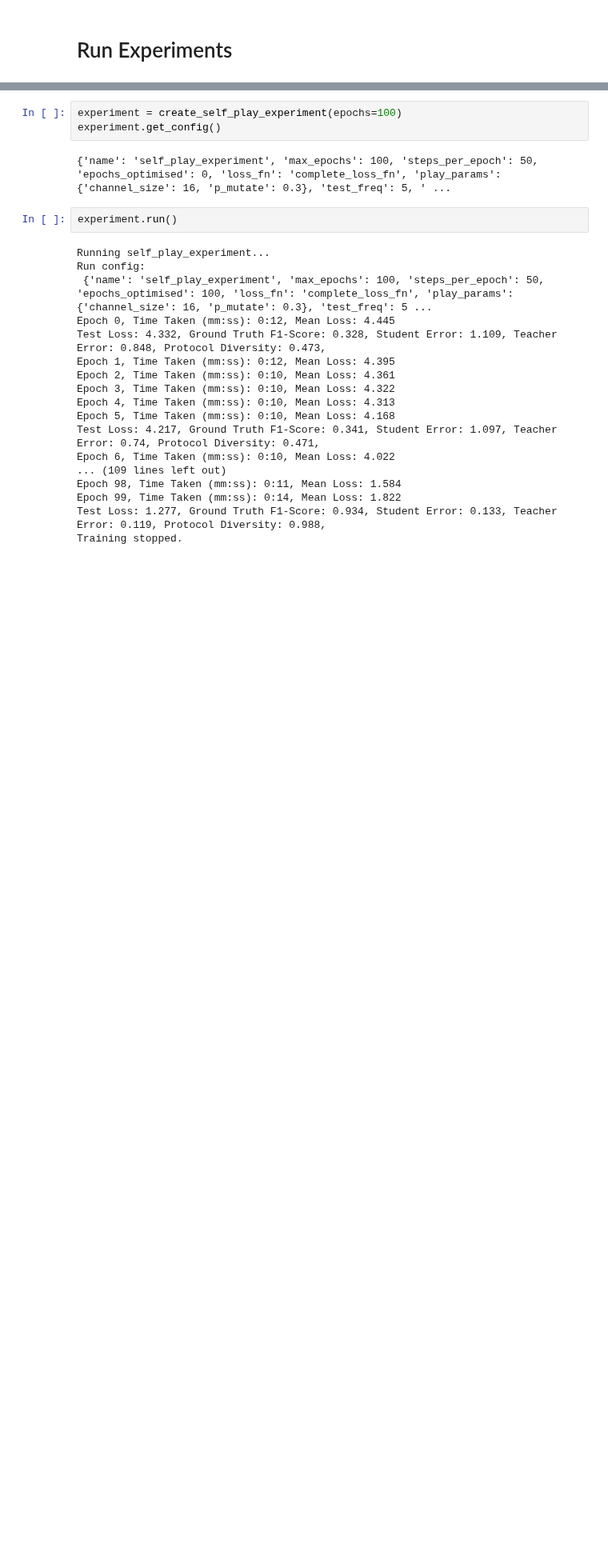
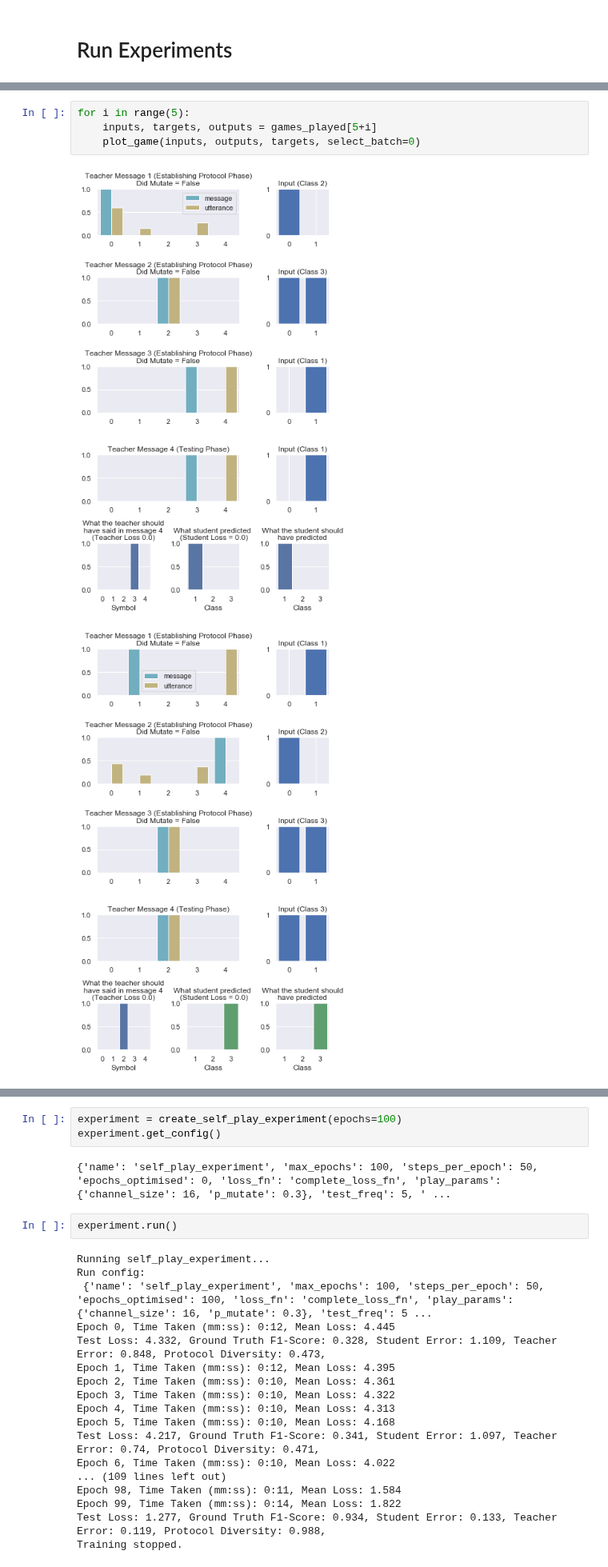
Before and after one commit to DylanCope/zero-shot-comm, a Jupyter notebook: emergent-communication.ipynb, the cells around one changed output, grey strips where cells are left out. Shown at 80% size. Cells and saved outputs as stored; diff of their text form; blank space fills up the shorter version.

```diff
--- a/emergent-communication.ipynb
+++ b/emergent-communication.ipynb
@@ -422,0 +450,7 @@ No handles with labels found to put in legend.
+# %%
+for i in range(5):
+    inputs, targets, outputs = games_played[5+i]
+    plot_game(inputs, outputs, targets, select_batch=0)
+# %% [output]
+[figure, added]
+[figure, added]
```
Also changed, not shown: parts of 15 cells of this notebook, 2 other files.
